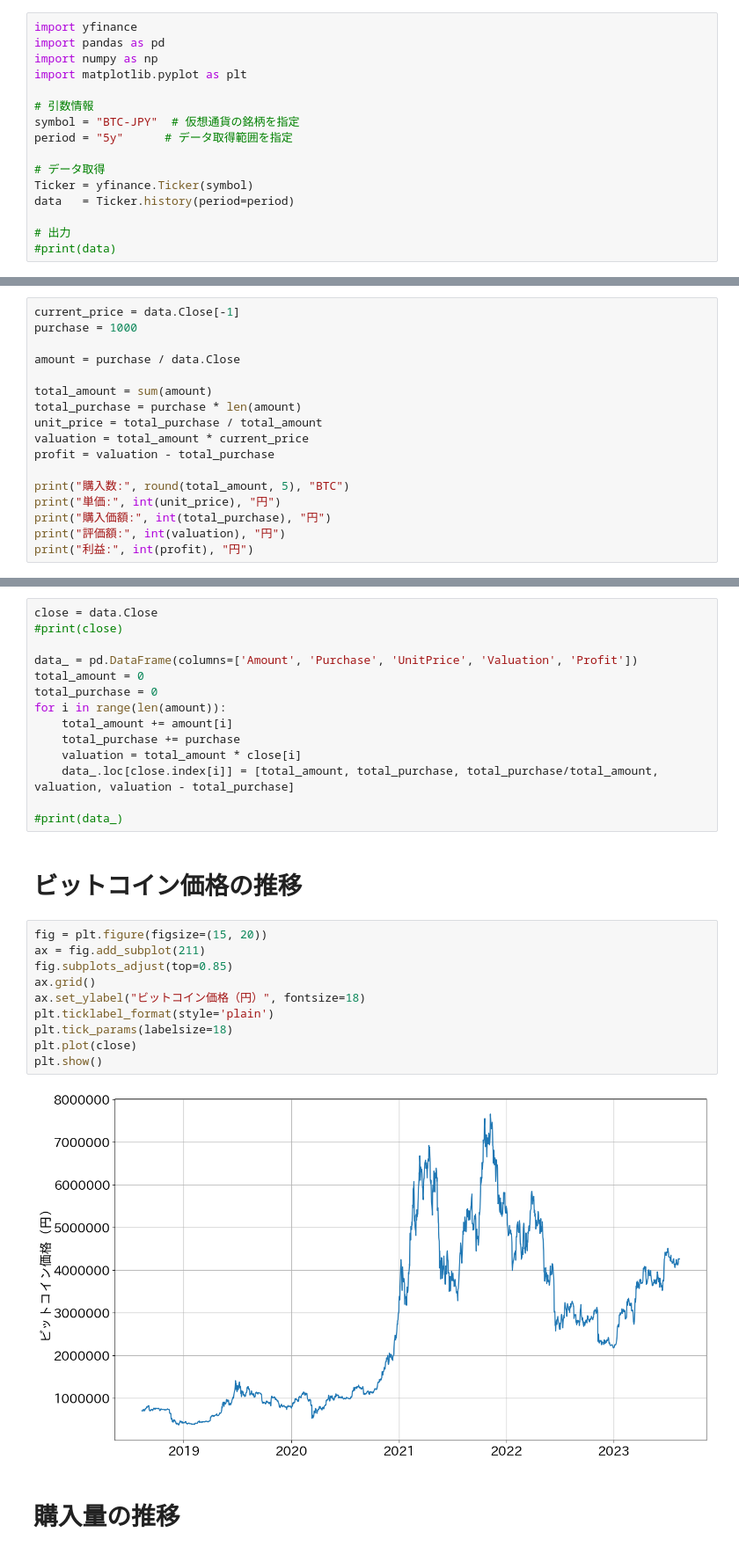
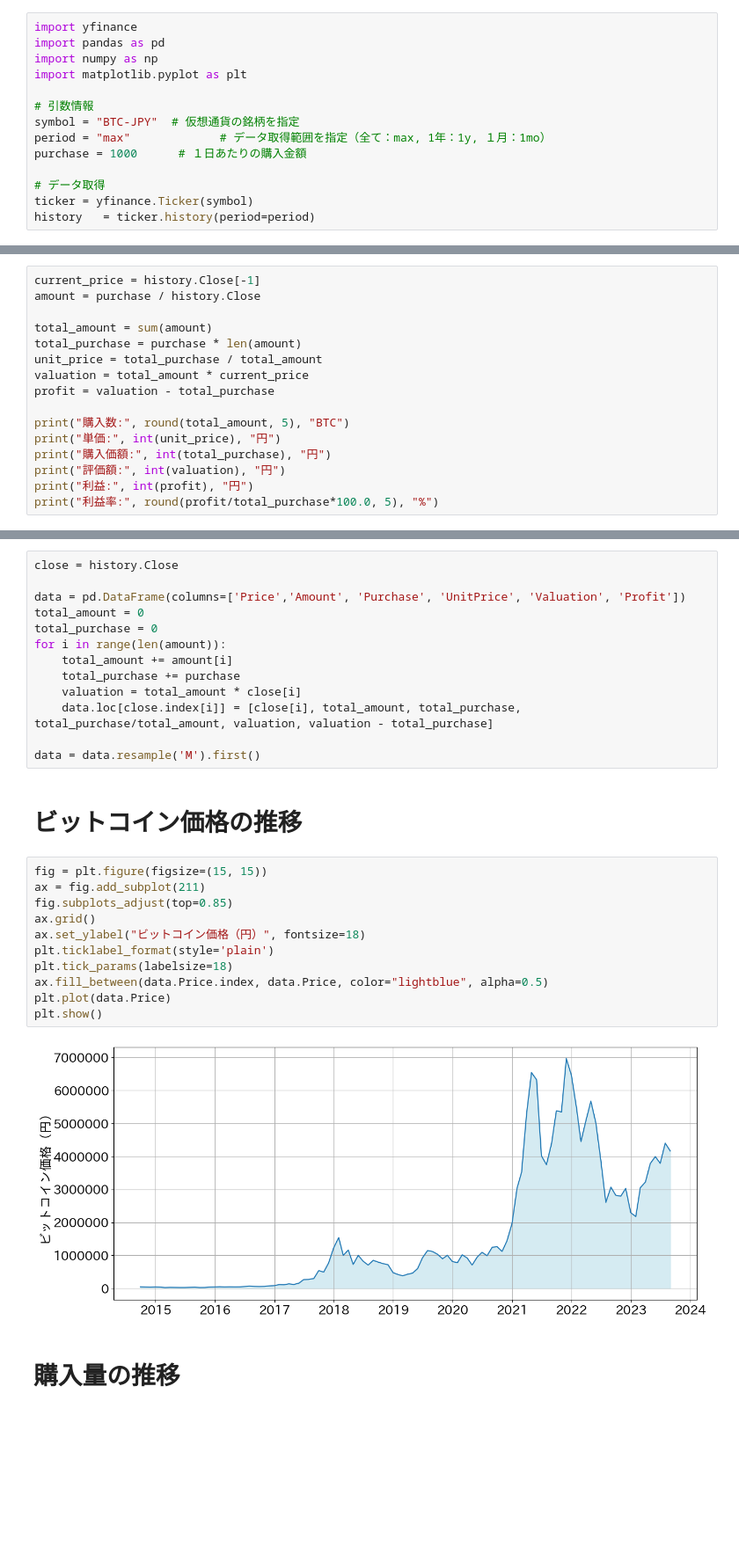
Before and after one commit to pingu342/python-finance, a Jupyter notebook: buy_bitcoin.ipynb, the cells around one changed output, grey strips where cells are left out. Shown at 88% size. Saved outputs shown, nothing was run; the diff lists cells and outputs as text; blank space fills up the shorter version.

```diff
--- a/buy_bitcoin.ipynb
+++ b/buy_bitcoin.ipynb
@@ -10,12 +8,10 @@ import matplotlib.pyplot as plt
 
 # 引数情報
 symbol = "BTC-JPY"  # 仮想通貨の銘柄を指定
-period = "5y"      # データ取得範囲を指定
+period = "max"             # データ取得範囲を指定（全て：max, 1年：1y, １月：1mo）
+purchase = 1000      # １日あたりの購入金額
 
 # データ取得
-Ticker = yfinance.Ticker(symbol)
-data   = Ticker.history(period=period)
-
-# 出力
-#print(data)
+ticker = yfinance.Ticker(symbol)
+history   = ticker.history(period=period)
 # %% [markdown]
@@ -23,8 +19,6 @@ data   = Ticker.history(period=period)
 # %%
-current_price = data.Close[-1]
-purchase = 1000
-
-amount = purchase / data.Close
+current_price = history.Close[-1]
+amount = purchase / history.Close
 
 total_amount = sum(amount)
 total_purchase = purchase * len(amount)
@@ -37,4 +31,5 @@ print("単価:", int(unit_price), "円")
 print("購入価額:", int(total_purchase), "円")
 print("評価額:", int(valuation), "円")
 print("利益:", int(profit), "円")
+print("利益率:", round(profit/total_purchase*100.0, 5), "%")
 # %% [output]
@@ -48,31 +44,31 @@ print("利益:", int(profit), "円")
 # %%
-close = data.Close
-#print(close)
+close = history.Close
 
-data_ = pd.DataFrame(columns=['Amount', 'Purchase', 'UnitPrice', 'Valuation', 'Profit'])
+data = pd.DataFrame(columns=['Price','Amount', 'Purchase', 'UnitPrice', 'Valuation', 'Profit'])
 total_amount = 0
 total_purchase = 0
 for i in range(len(amount)):
     total_amount += amount[i]
     total_purchase += purchase
     valuation = total_amount * close[i]
-    data_.loc[close.index[i]] = [total_amount, total_purchase, total_purchase/total_amount, valuation, valuation - total_purchase]
+    data.loc[close.index[i]] = [close[i], total_amount, total_purchase, total_purchase/total_amount, valuation, valuation - total_purchase]
 
-#print(data_)
+data = data.resample('M').first()
 # %% [markdown]
 # ビットコイン価格の推移
 # %%
-fig = plt.figure(figsize=(15, 20))
+fig = plt.figure(figsize=(15, 15))
 ax = fig.add_subplot(211)
 fig.subplots_adjust(top=0.85)
 ax.grid()
 ax.set_ylabel("ビットコイン価格（円）", fontsize=18)
 plt.ticklabel_format(style='plain')
 plt.tick_params(labelsize=18)
-plt.plot(close)
+ax.fill_between(data.Price.index, data.Price, color="lightblue", alpha=0.5)
+plt.plot(data.Price)
 plt.show()
 # %% [output]
-[figure, old version]
+[figure, new version]
 # %% [markdown]
 # 購入量の推移
 # %%
```
Also changed, not shown: parts of 11 cells of this notebook.
